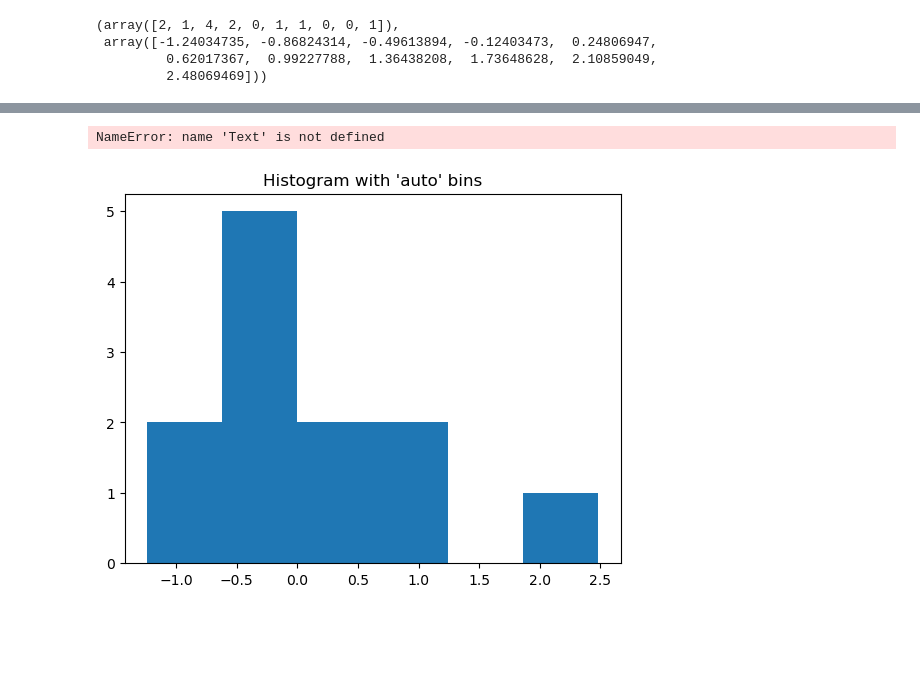
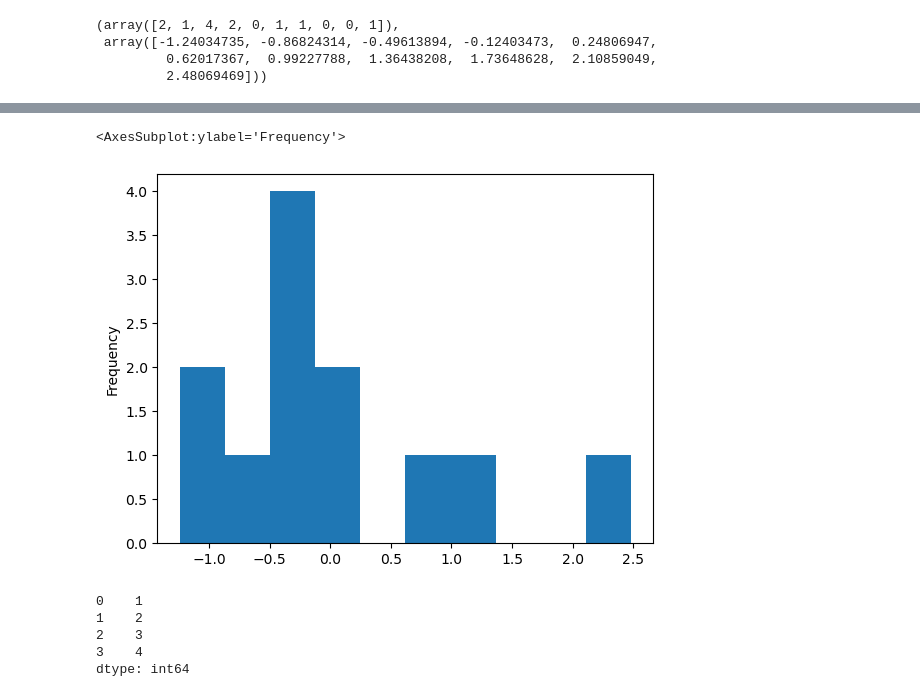
Before and after one commit to RichardAlcabes22/my_notes, a Jupyter notebook: python_review_18_Feb copy.ipynb, the cells around one changed output, grey strips where cells are left out. Drawn from its saved outputs; the diff is of its cells as text; code cells hidden in the pictures; blank space fills up the shorter version.

```diff
--- a/python_review_18_Feb copy.ipynb
+++ b/python_review_18_Feb copy.ipynb
@@ -706,3 +706,6 @@ np.histogram(z_score)
  array([-1.24034735, -0.86824314, -0.49613894, -0.12403473,  0.24806947,
          0.62017367,  0.99227788,  1.36438208,  1.73648628,  2.10859049,
          2.48069469]))
+# %%
+z_score_series = pd.Series(z_score)
+z_score_series
@@ -709,13 +726,15 @@ np.histogram(z_score)
+# %%
+z_score_series.plot.hist()
+# %% [output]
+<AxesSubplot:ylabel='Frequency'>
+[figure, added]
 # %%
-import matplotlib.pyplot as plt
-import matplotlib.pyplot as plt
-rng = np.random.RandomState(10)  # deterministic random data
-aa = np.hstack((rng.normal(size=1000),
-               rng.normal(loc=5, scale=2, size=1000)))
-_ = plt.hist(z_score, bins='auto')  # arguments are passed to np.histogram
-plt.title("Histogram with 'auto' bins")
-Text(0.5, 1.0, "Histogram with 'auto' bins")
-plt.show()
+# import matplotlib.pyplot as plt
+# import matplotlib.pyplot as plt
+# rng = np.random.RandomState(10)  # deterministic random data
+# aa = np.hstack((rng.normal(size=1000),
+#                rng.normal(loc=5, scale=2, size=1000)))
+# _ = plt.hist(z_score, bins='auto')  # arguments are passed to np.histogram
+# plt.title("Histogram with 'auto' bins")
+# Text(0.5, 1.0, "Histogram with 'auto' bins")
+# plt.show()
-# %% [output]
-NameError: name 'Text' is not defined
-[figure, removed]
@@ -721,0 +745,10 @@ NameError: name 'Text' is not defined
+# %%
+some_list = [1,2,3,4]
+some_series = pd.Series(some_list)
+some_series
+# %% [output]
+0    1
+1    2
+2    3
+3    4
+dtype: int64
```
Also changed, not shown: parts of 87 cells of this notebook.
